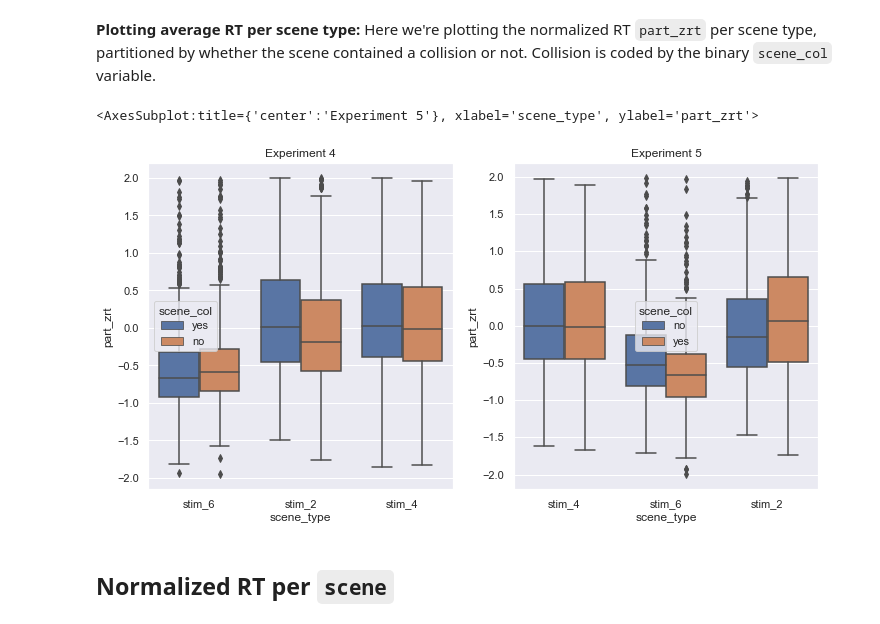
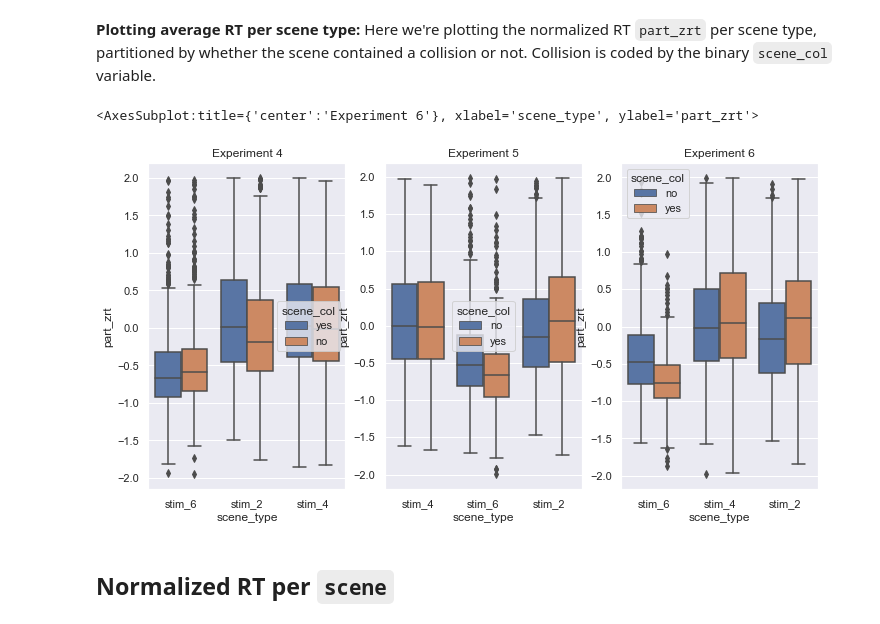
Before and after one commit to flxsosa/physics_abstraction, a Jupyter notebook: notebooks/analysis.ipynb, the cells around one changed output. Drawn from its saved outputs; the diff is of its cells as text; code cells hidden in the pictures.

```diff
--- a/notebooks/analysis.ipynb
+++ b/notebooks/analysis.ipynb
@@ -98,15 +98,19 @@ def save_plot(df1, df2, df3, filename, responses, save=False):
 data_path_exp4 = "../experiments/experiment4/data/data.csv"
 # Experiment 5
 data_path_exp5 = "../experiments/experiment5/data/data.csv"
+# Experiment 6
+data_path_exp6 = "../experiments/experiment6/data/data.csv"
 # %%
 # Read in data
 data_exp4 = pd.read_csv(data_path_exp4)
 data_exp5 = pd.read_csv(data_path_exp5)
+data_exp6 = pd.read_csv(data_path_exp6)
 # %%
 data_exp4['experiment_version'] = 4
 data_exp5['experiment_version'] = 5
+data_exp6['experiment_version'] = 6
 # %%
-data = pd.concat([data_exp4,data_exp5],ignore_index=True)
+data = pd.concat([data_exp4,data_exp5,data_exp6],ignore_index=True)
 # %% [markdown]
 ## Cleaning data
 # %% [markdown]
@@ -213,14 +217,16 @@ responses = responses[abs(responses.part_zrt) <= 2]
 # %% [markdown]
 **Plotting average RT per scene type:** Here we're plotting the normalized RT `part_zrt` per scene type, partitioned by whether the scene contained a collision or not. Collision is coded by the binary `scene_col` variable.
 # %%
-fig, axs = plt.subplots(1,2,figsize=(12,6))
+fig, axs = plt.subplots(1,3,figsize=(12,6))
 axs[0].title.set_text("Experiment 4")
 axs[1].title.set_text("Experiment 5")
+axs[2].title.set_text("Experiment 6")
 sns.boxplot(x="scene_type",y="part_zrt",hue="scene_col",data=responses.loc[responses.experiment_version==4],ax=axs[0])
 sns.boxplot(x="scene_type",y="part_zrt",hue="scene_col",data=responses.loc[responses.experiment_version==5],ax=axs[1])
+sns.boxplot(x="scene_type",y="part_zrt",hue="scene_col",data=responses.loc[responses.experiment_version==6],ax=axs[2])
 # %% [output]
-<AxesSubplot:title={'center':'Experiment 5'}, xlabel='scene_type', ylabel='part_zrt'>
+<AxesSubplot:title={'center':'Experiment 6'}, xlabel='scene_type', ylabel='part_zrt'>
-[figure, old version]
+[figure, new version]
 # %% [markdown]
 ## Normalized RT per `scene`
 # %% [markdown]
```
Also changed, not shown: parts of 8 cells of this notebook, 4 other files.
